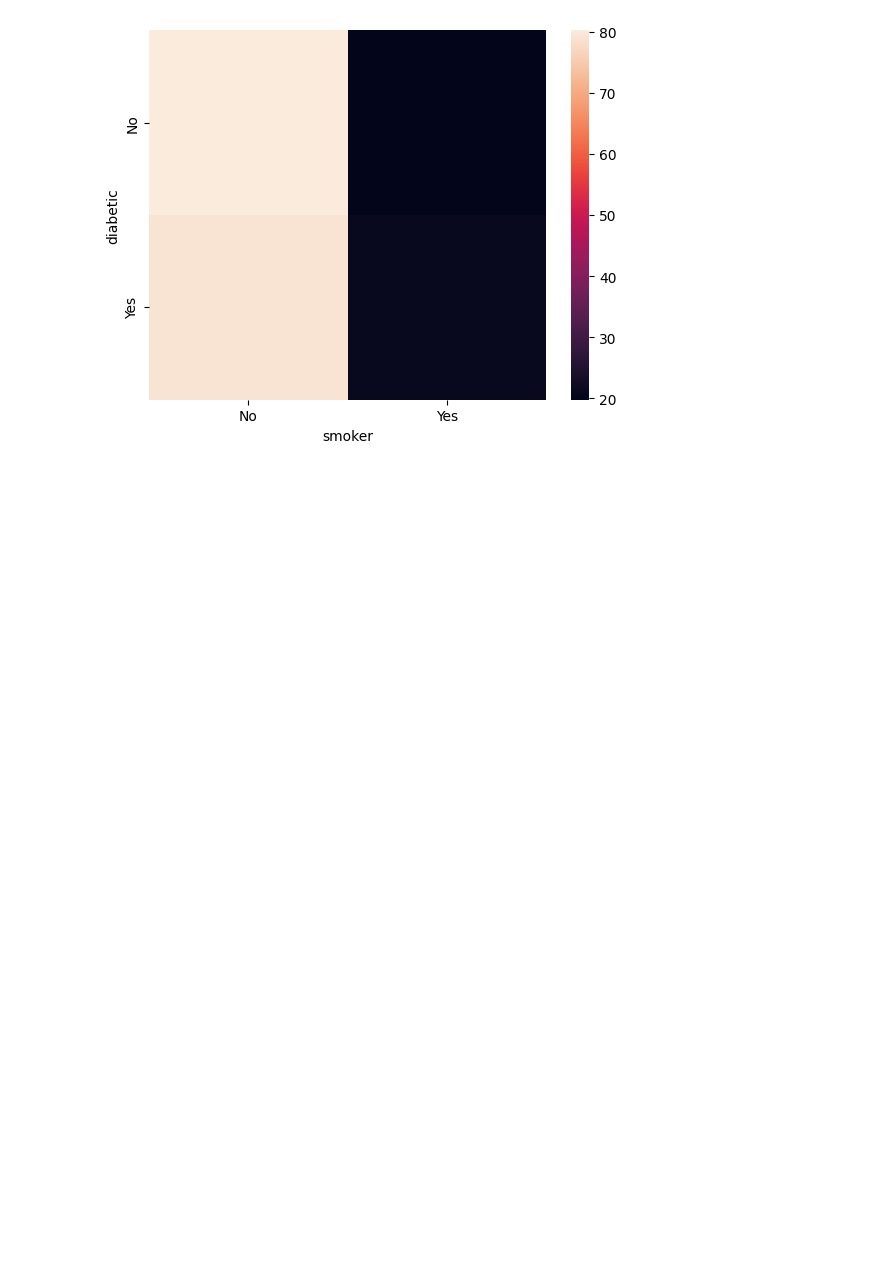
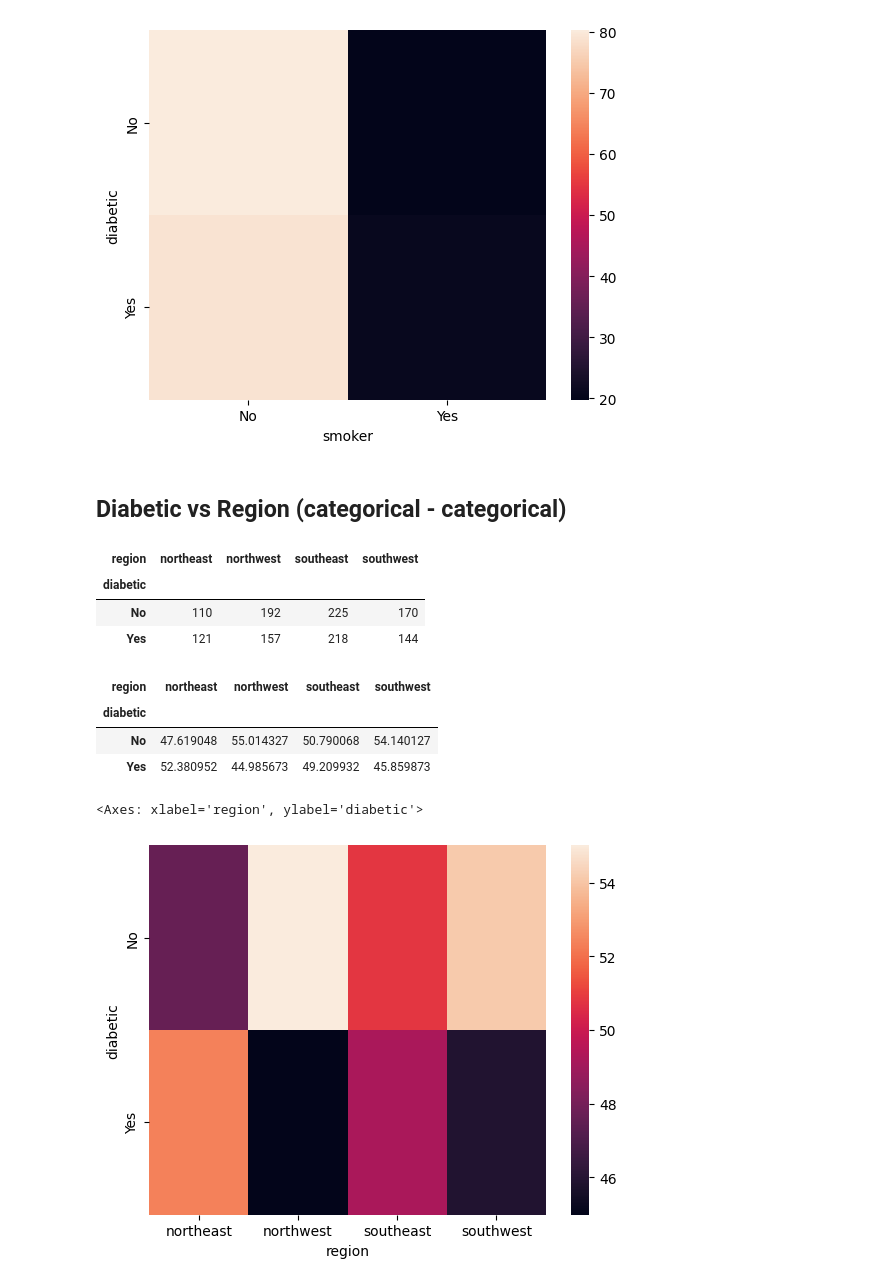
Before and after one commit to adilkamal2478/Adil_Pandas_Data_Preprocessing, a Jupyter notebook: Session_29_my_task_solution.ipynb, the cells around one changed output. Saved outputs shown, nothing was run; the diff lists cells and outputs as text; code cells hidden in the pictures; blank space fills up the shorter version.

```diff
--- a/Session_29_my_task_solution.ipynb
+++ b/Session_29_my_task_solution.ipynb
@@ -618,3 +618,24 @@ sns.heatmap(pd.crosstab(df['diabetic'] , df['smoker'], normalize = 'index')*100)
 # %% [output]
 <Axes: xlabel='smoker', ylabel='diabetic'>
 [figure]
+# %% [markdown]
+## Diabetic vs Region (categorical - categorical)
+# %%
+pd.crosstab(df['diabetic'] , df['region'])
+# %% [output]
+| region | northeast | northwest | southeast | southwest |
+| diabetic |  |  |  |  |
+| No | 110 | 192 | 225 | 170 |
+| Yes | 121 | 157 | 218 | 144 |
+# %%
+pd.crosstab(df['diabetic'] , df['region'], normalize = 'columns') *100
+# %% [output]
+| region | northeast | northwest | southeast | southwest |
+| diabetic |  |  |  |  |
+| No | 47.619048 | 55.014327 | 50.790068 | 54.140127 |
+| Yes | 52.380952 | 44.985673 | 49.209932 | 45.859873 |
+# %%
+sns.heatmap(pd.crosstab(df['diabetic'] , df['region'], normalize = 'columns') *100)
+# %% [output]
+<Axes: xlabel='region', ylabel='diabetic'>
+[figure, added]
```
Also changed, not shown: parts of 60 cells of this notebook.
